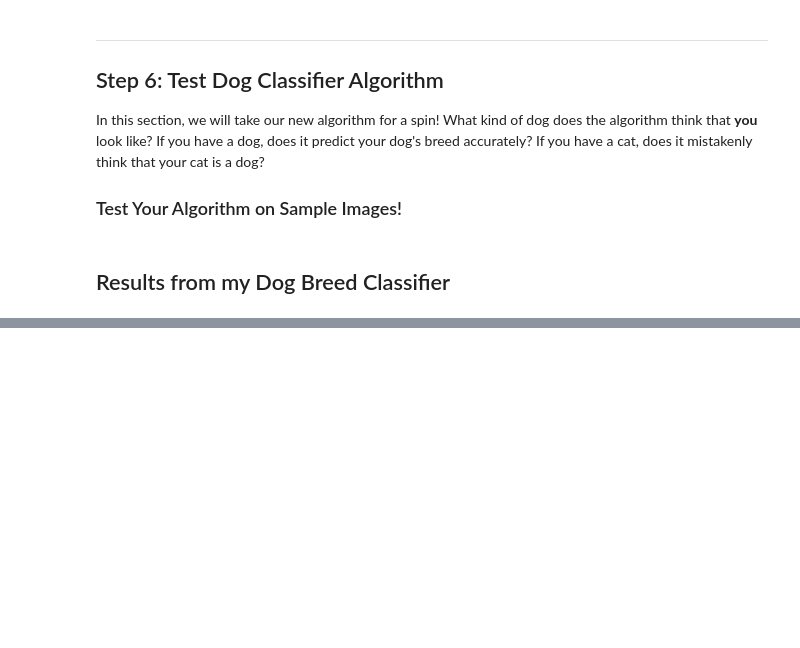
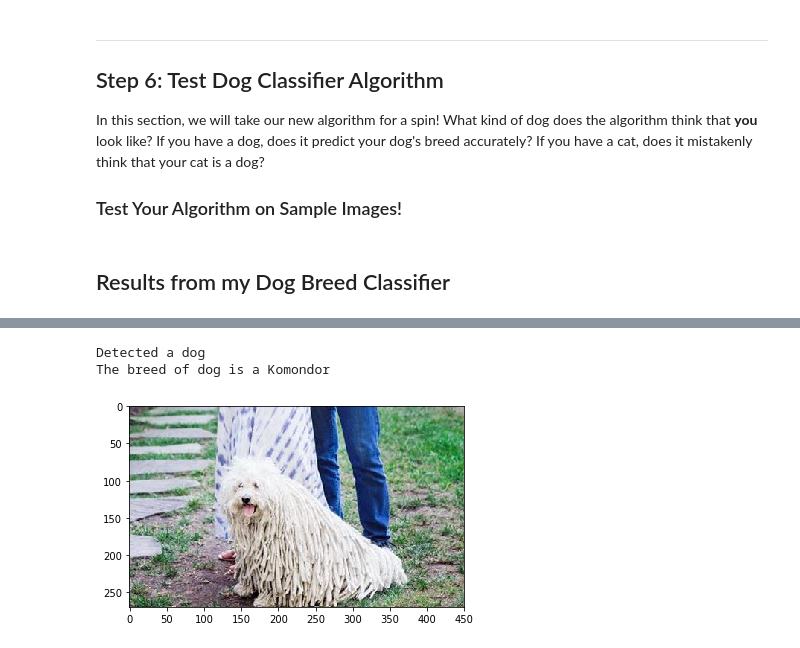
Before and after one commit to jamesrequa/Dog-Breed-Classifier, a Jupyter notebook: dog_classifier.ipynb, the cells around one changed output, grey strips where cells are left out. Saved outputs shown, nothing was run; the diff lists cells and outputs as text; code cells hidden in the pictures; blank space fills up the shorter version.

```diff
--- a/dog_classifier.ipynb
+++ b/dog_classifier.ipynb
@@ -543,0 +741,6 @@ In this section, we will take our new algorithm for a spin!  What kind of dog do
+# %%
+predict_breed('images/beast1.jpeg')
+# %% [output]
+Detected a dog
+The breed of dog is a Komondor
+[figure, added]
```
Also changed, not shown: parts of 41 cells of this notebook.
